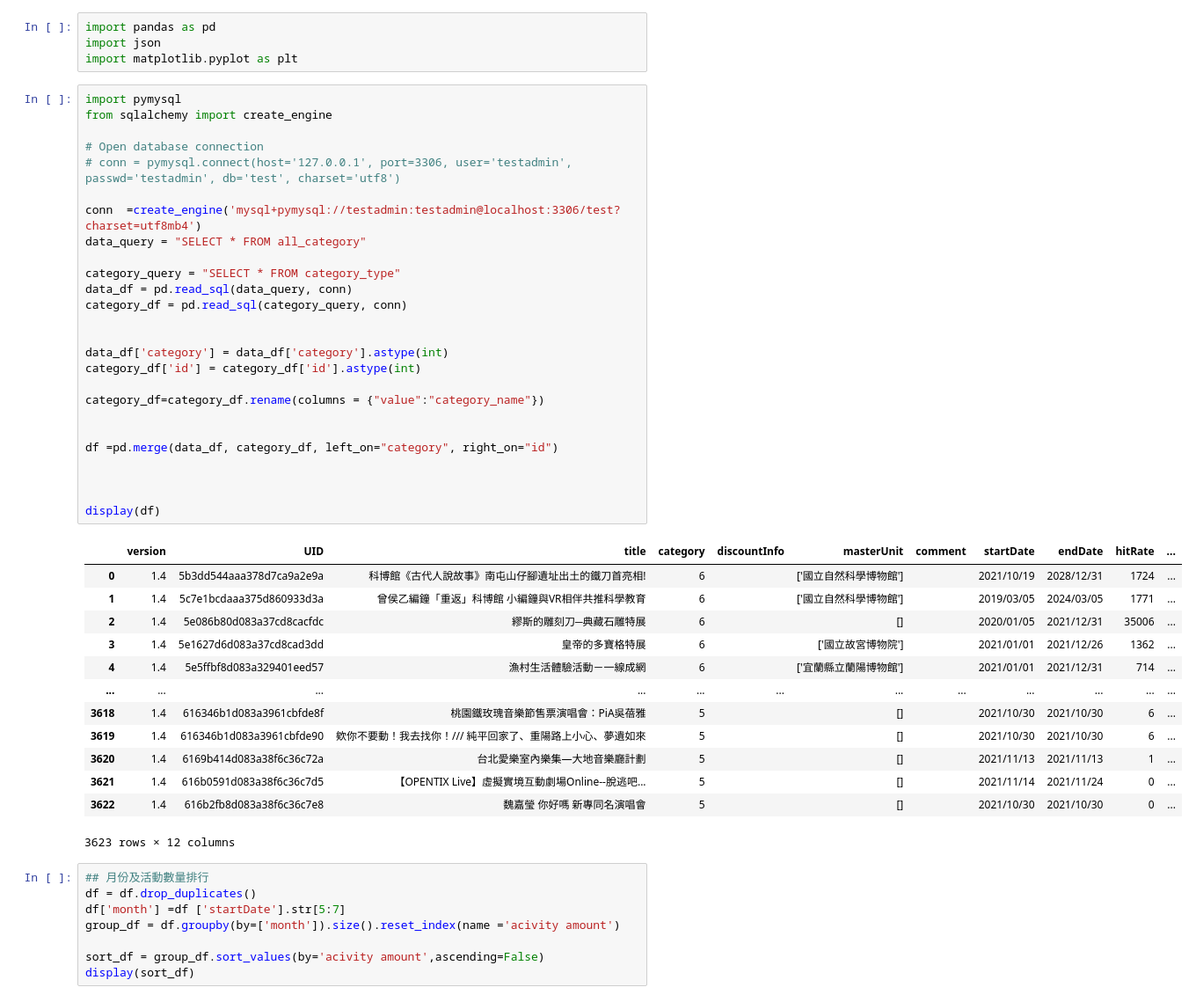
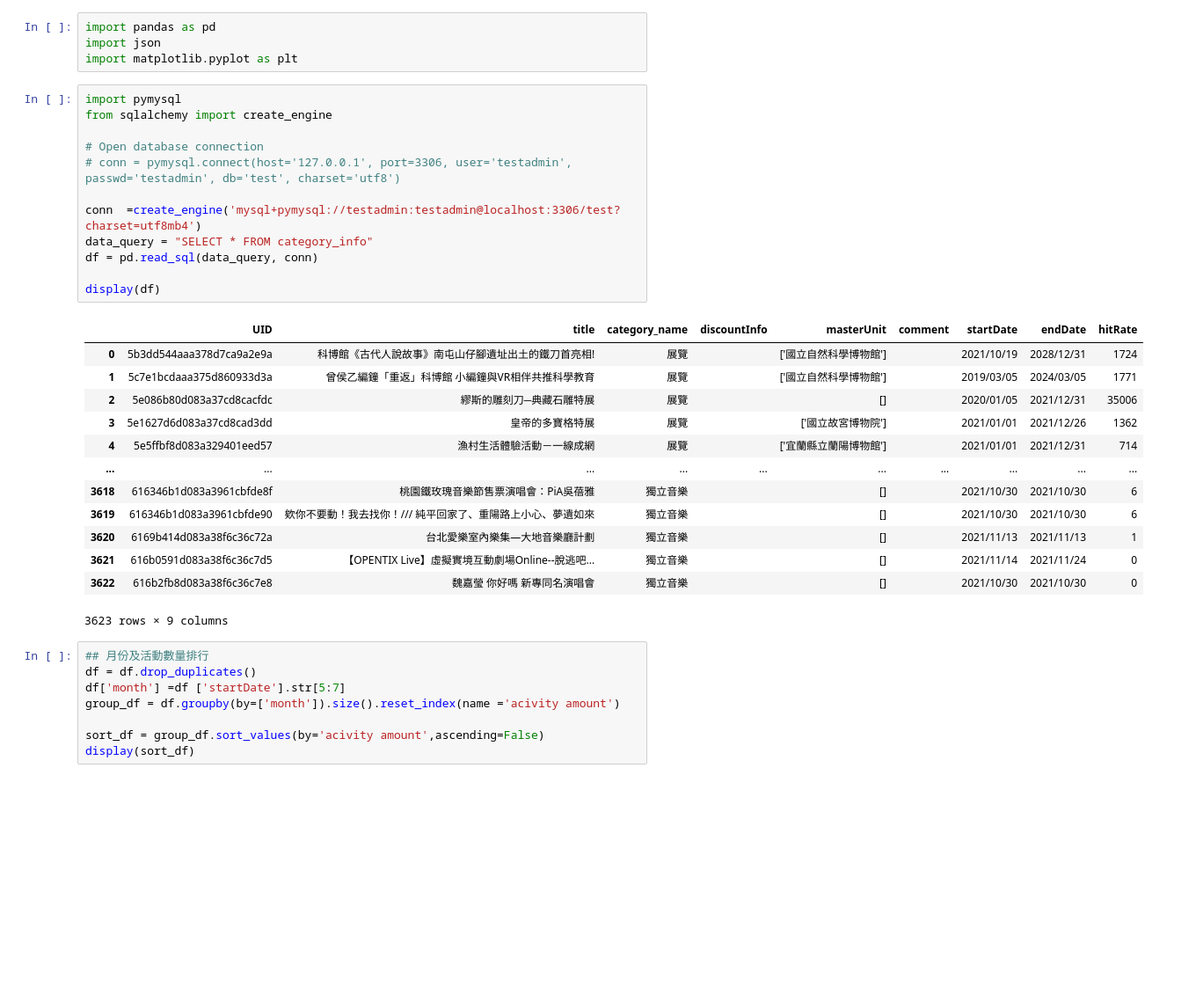
Before and after one commit to j551234/art_activity_analysis, a Jupyter notebook: month_activity_analysis.ipynb, the cells around one changed output. Shown at 88% size. Cells and saved outputs as stored; diff of their text form; blank space fills up the shorter version.

Commit message:
change the table

```diff
--- a/month_activity_analysis.ipynb
+++ b/month_activity_analysis.ipynb
@@ -5,43 +5,29 @@ import matplotlib.pyplot as plt
 # %%
 import pymysql
 from sqlalchemy import create_engine
 
 # Open database connection
 # conn = pymysql.connect(host='127.0.0.1', port=3306, user='testadmin', passwd='testadmin', db='test', charset='utf8')
 
 conn  =create_engine('mysql+pymysql://testadmin:testadmin@localhost:3306/test?charset=utf8mb4')
-data_query = "SELECT * FROM all_category"
-
-category_query = "SELECT * FROM category_type"
-data_df = pd.read_sql(data_query, conn)
-category_df = pd.read_sql(category_query, conn)
-
-
-data_df['category'] = data_df['category'].astype(int)
-category_df['id'] = category_df['id'].astype(int)
-
-category_df=category_df.rename(columns = {"value":"category_name"})
-
-
-df =pd.merge(data_df, category_df, left_on="category", right_on="id")
-
-
+data_query = "SELECT * FROM category_info"
+df = pd.read_sql(data_query, conn)
 
 display(df)
 # %% [output]
-|  | version | UID | title | category | discountInfo | masterUnit | comment | startDate | endDate | hitRate | ... |
-| 0 | 1.4 | 5b3dd544aaa378d7ca9a2e9a | 科博館《古代人說故事》南屯山仔腳遺址出土的鐵刀首亮相! | 6 |  | ['國立自然科學博物館'] |  | 2021/10/19 | 2028/12/31 | 1724 | ... |
-| 1 | 1.4 | 5c7e1bcdaaa375d860933d3a | 曾侯乙編鐘「重返」科博館 小編鐘與VR相伴共推科學教育 | 6 |  | ['國立自然科學博物館'] |  | 2019/03/05 | 2024/03/05 | 1771 | ... |
-| 2 | 1.4 | 5e086b80d083a37cd8cacfdc | 繆斯的雕刻刀─典藏石雕特展 | 6 |  | [] |  | 2020/01/05 | 2021/12/31 | 35006 | ... |
-| 3 | 1.4 | 5e1627d6d083a37cd8cad3dd | 皇帝的多寶格特展 | 6 |  | ['國立故宮博物院'] |  | 2021/01/01 | 2021/12/26 | 1362 | ... |
-| 4 | 1.4 | 5e5ffbf8d083a329401eed57 | 漁村生活體驗活動－一線成網 | 6 |  | ['宜蘭縣立蘭陽博物館'] |  | 2021/01/01 | 2021/12/31 | 714 | ... |
-| ... | ... | ... | ... | ... | ... | ... | ... | ... | ... | ... | ... |
-| 3618 | 1.4 | 616346b1d083a3961cbfde8f | 桃園鐵玫瑰音樂節售票演唱會：PiA吳蓓雅 | 5 |  | [] |  | 2021/10/30 | 2021/10/30 | 6 | ... |
-| 3619 | 1.4 | 616346b1d083a3961cbfde90 | 欸你不要動！我去找你！/// 純平回家了、重陽路上小心、夢遺如來 | 5 |  | [] |  | 2021/10/30 | 2021/10/30 | 6 | ... |
-| 3620 | 1.4 | 6169b414d083a38f6c36c72a | 台北愛樂室內樂集—大地音樂廳計劃 | 5 |  | [] |  | 2021/11/13 | 2021/11/13 | 1 | ... |
-| 3621 | 1.4 | 616b0591d083a38f6c36c7d5 | 【OPENTIX Live】虛擬實境互動劇場Online--脫逃吧... | 5 |  | [] |  | 2021/11/14 | 2021/11/24 | 0 | ... |
-| 3622 | 1.4 | 616b2fb8d083a38f6c36c7e8 | 魏嘉瑩 你好嗎 新專同名演唱會 | 5 |  | [] |  | 2021/10/30 | 2021/10/30 | 0 | ... |
+|  | UID | title | category_name | discountInfo | masterUnit | comment | startDate | endDate | hitRate |
+| 0 | 5b3dd544aaa378d7ca9a2e9a | 科博館《古代人說故事》南屯山仔腳遺址出土的鐵刀首亮相! | 展覽 |  | ['國立自然科學博物館'] |  | 2021/10/19 | 2028/12/31 | 1724 |
+| 1 | 5c7e1bcdaaa375d860933d3a | 曾侯乙編鐘「重返」科博館 小編鐘與VR相伴共推科學教育 | 展覽 |  | ['國立自然科學博物館'] |  | 2019/03/05 | 2024/03/05 | 1771 |
+| 2 | 5e086b80d083a37cd8cacfdc | 繆斯的雕刻刀─典藏石雕特展 | 展覽 |  | [] |  | 2020/01/05 | 2021/12/31 | 35006 |
+| 3 | 5e1627d6d083a37cd8cad3dd | 皇帝的多寶格特展 | 展覽 |  | ['國立故宮博物院'] |  | 2021/01/01 | 2021/12/26 | 1362 |
+| 4 | 5e5ffbf8d083a329401eed57 | 漁村生活體驗活動－一線成網 | 展覽 |  | ['宜蘭縣立蘭陽博物館'] |  | 2021/01/01 | 2021/12/31 | 714 |
+| ... | ... | ... | ... | ... | ... | ... | ... | ... | ... |
+| 3618 | 616346b1d083a3961cbfde8f | 桃園鐵玫瑰音樂節售票演唱會：PiA吳蓓雅 | 獨立音樂 |  | [] |  | 2021/10/30 | 2021/10/30 | 6 |
+| 3619 | 616346b1d083a3961cbfde90 | 欸你不要動！我去找你！/// 純平回家了、重陽路上小心、夢遺如來 | 獨立音樂 |  | [] |  | 2021/10/30 | 2021/10/30 | 6 |
+| 3620 | 6169b414d083a38f6c36c72a | 台北愛樂室內樂集—大地音樂廳計劃 | 獨立音樂 |  | [] |  | 2021/11/13 | 2021/11/13 | 1 |
+| 3621 | 616b0591d083a38f6c36c7d5 | 【OPENTIX Live】虛擬實境互動劇場Online--脫逃吧... | 獨立音樂 |  | [] |  | 2021/11/14 | 2021/11/24 | 0 |
+| 3622 | 616b2fb8d083a38f6c36c7e8 | 魏嘉瑩 你好嗎 新專同名演唱會 | 獨立音樂 |  | [] |  | 2021/10/30 | 2021/10/30 | 0 |
-3623 rows × 12 columns
+3623 rows × 9 columns
 # %%
 ## 月份及活動數量排行
 df = df.drop_duplicates()
```
Also changed, not shown: 1 other file.
